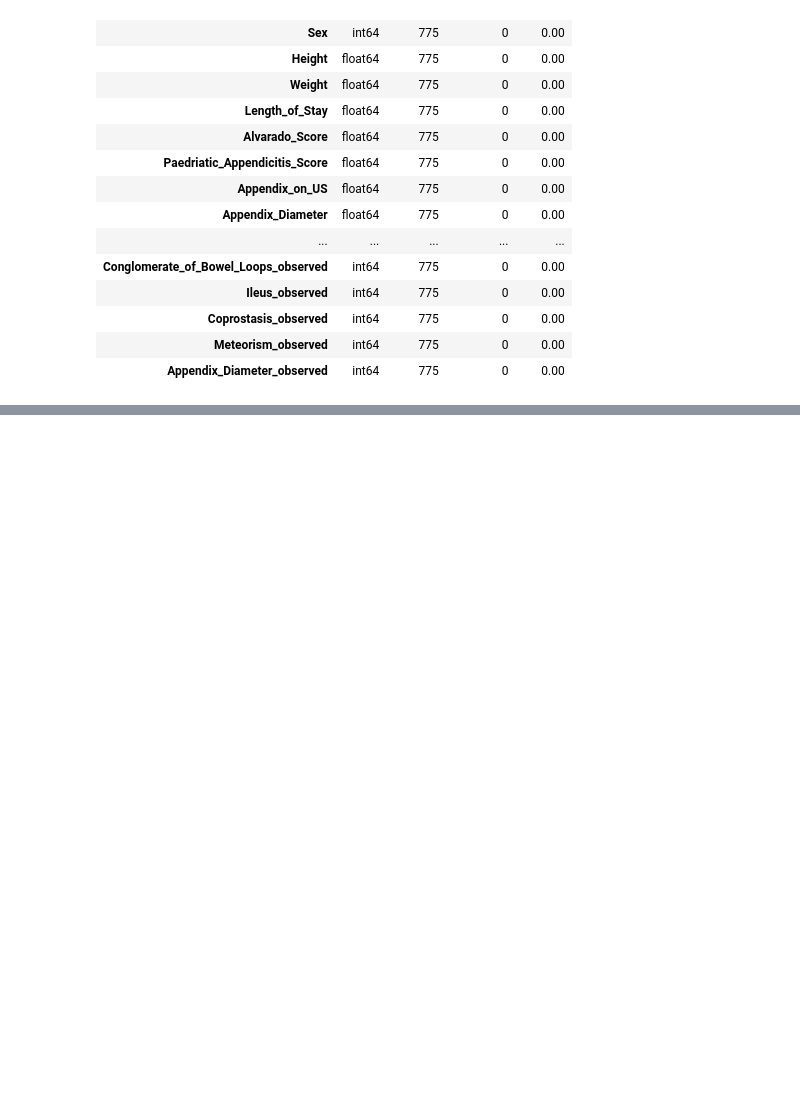
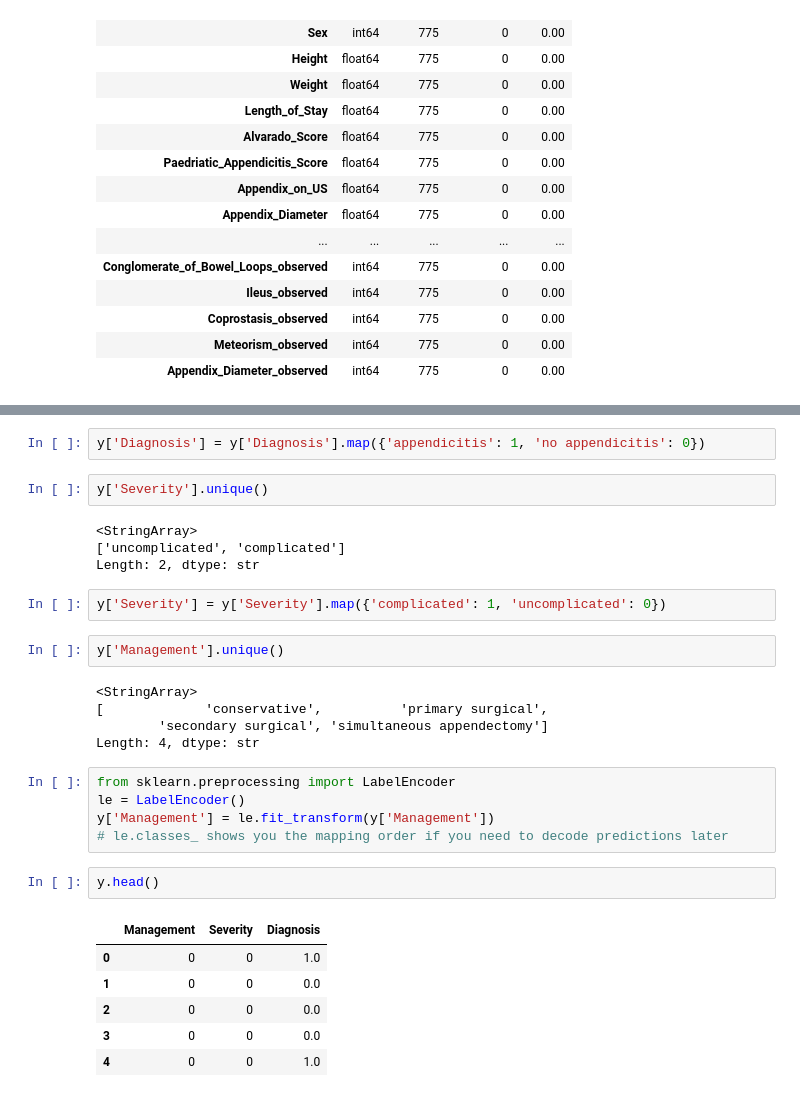
Before and after one commit to mathis-hasler/Data-Project-ML, a Jupyter notebook: Assignment_01/EDA_TBM.ipynb, the cells around one changed output, grey strips where cells are left out. Drawn from its saved outputs; the diff is of its cells as text; blank space fills up the shorter version.

Commit message:
Data Preprocessing TBM finished

```diff
--- a/Assignment_01/EDA_TBM.ipynb
+++ b/Assignment_01/EDA_TBM.ipynb
@@ -1639,0 +1656,31 @@ with pd.option_context('display.max_rows', None, 'display.max_columns', None):
+# %%
+y['Diagnosis'] = y['Diagnosis'].map({'appendicitis': 1, 'no appendicitis': 0})
+# %%
+y['Severity'].unique()
+# %% [output]
+<StringArray>
+['uncomplicated', 'complicated']
+Length: 2, dtype: str
+# %%
+y['Severity'] = y['Severity'].map({'complicated': 1, 'uncomplicated': 0})
+# %%
+y['Management'].unique()
+# %% [output]
+<StringArray>
+[             'conservative',          'primary surgical',
+        'secondary surgical', 'simultaneous appendectomy']
+Length: 4, dtype: str
+# %%
+from sklearn.preprocessing import LabelEncoder
+le = LabelEncoder()
+y['Management'] = le.fit_transform(y['Management'])
+# le.classes_ shows you the mapping order if you need to decode predictions later
+# %%
+y.head()
+# %% [output]
+|  | Management | Severity | Diagnosis |
+| 0 | 0 | 0 | 1.0 |
+| 1 | 0 | 0 | 0.0 |
+| 2 | 0 | 0 | 0.0 |
+| 3 | 0 | 0 | 0.0 |
+| 4 | 0 | 0 | 1.0 |
```
Also changed, not shown: parts of 6 cells of this notebook, 3 other files.
